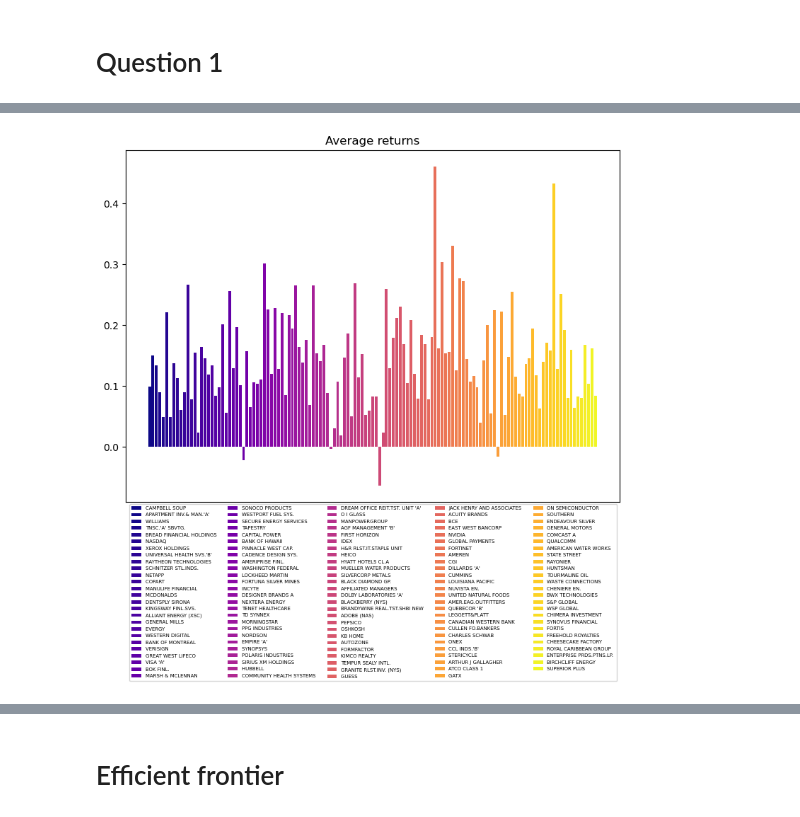
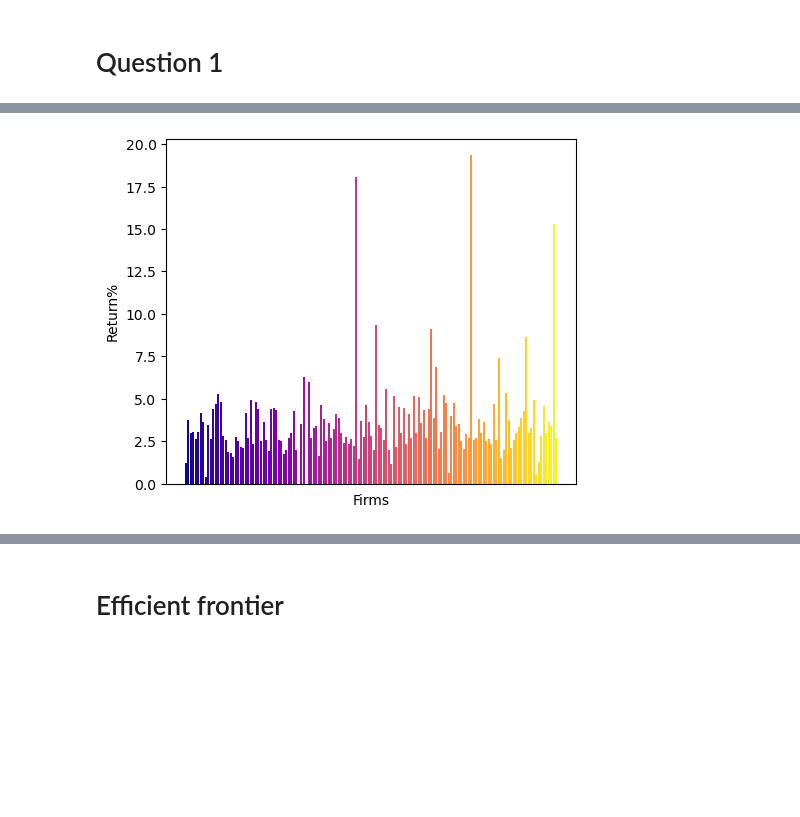
Before and after one commit to victoriawong1123/quant_asset, a Jupyter notebook: project_testing/Final_QARM_Projectcode.ipynb, the cells around one changed output, grey strips where cells are left out. Drawn from its saved outputs; the diff is of its cells as text; code cells hidden in the pictures; blank space fills up the shorter version.

```diff
--- a/project_testing/Final_QARM_Projectcode.ipynb
+++ b/project_testing/Final_QARM_Projectcode.ipynb
@@ -45,3 +45,6 @@ skewness = list()
 kurtosis = list()
 max_return = list()
 min_return = list()
+# %%
+simple_return = assets_returns(price_index.loc[:, price_index.columns != 'Date'], period=1, compounded=False)
+simple_return.head(5)
@@ -69,20 +81,25 @@ df_transposed = df_characteristics.transpose()
 # %%
 # plot returns
 
 labels=list(simple_return)
 
-fig, ax = plt.subplots(figsize=(8, 8))
+fig, ax = plt.subplots(figsize=(5,4))
 cm = colormaps['plasma']
 colors = [cm(i/len(labels)) for i in range(len(labels))]
-ax.bar(labels,annualized_mean, color=colors, label=[i.split('-')[0] for i in labels])
+
+annualized_mean = simple_return.mean()*252
+
+ax.bar(labels, annualized_mean, color=colors, label=[i.split('-')[0] for i in labels])
 ax.set_xticks([])
-ax.legend(loc=1, bbox_to_anchor=(1, 0), fontsize=5, ncol=5)
-ax.set_title('Average returns')
+ax.set_xlabel('Firms')
+ax.set_ylabel('Return%')
+# ax.legend(loc='center', bbox_to_anchor=(0.5, -0.55), fontsize=5, ncol=5)
+# ax.set_title('Average returns')
 
 plt.tight_layout()
-# fig.savefig('average_returns.pdf')÷
+fig.savefig('average_returns.pdf')
 # %% [output]
-[figure, old version]
+[figure, new version]
 # %%
 # plot volatility
 
```
Also changed, not shown: parts of 7 cells of this notebook.
